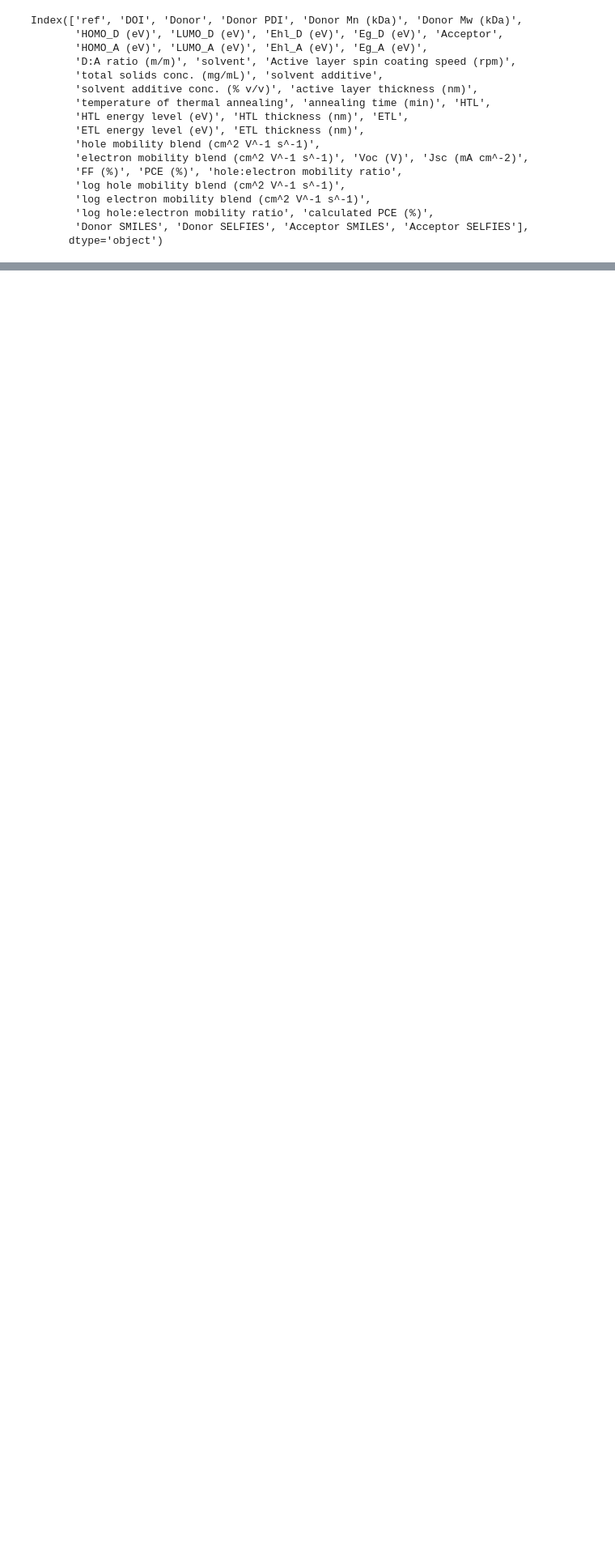
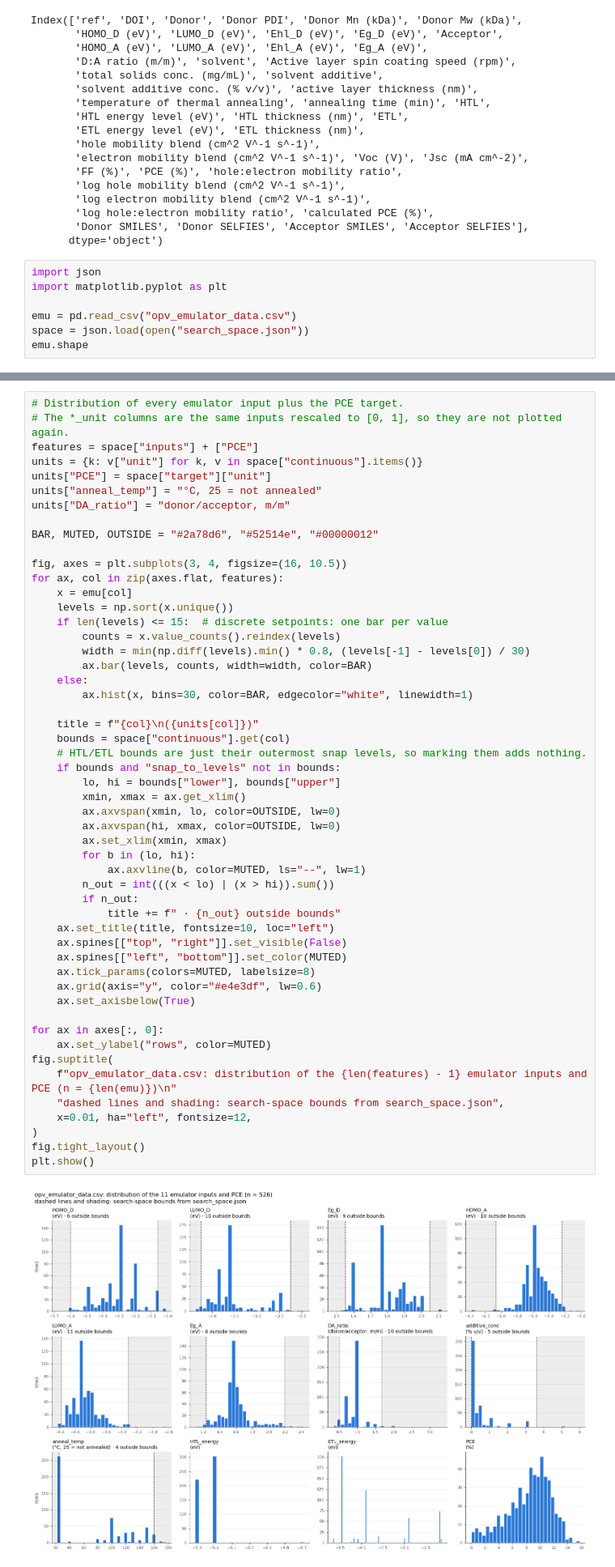
Before and after one commit to Mahyar-rajabi94/Cheapest_opt_lunch, a Jupyter notebook: task_005_baseline/dataset_analysis.ipynb, the cells around one changed output, grey strips where cells are left out. Shown at 81% size. Drawn from its saved outputs; the diff is of its cells as text; blank space fills up the shorter version.

```diff
--- a/task_005_baseline/dataset_analysis.ipynb
+++ b/task_005_baseline/dataset_analysis.ipynb
@@ -27,3 +27,10 @@ Index(['ref', 'DOI', 'Donor', 'Donor PDI', 'Donor Mn (kDa)', 'Donor Mw (kDa)',
        'log hole:electron mobility ratio', 'calculated PCE (%)',
        'Donor SMILES', 'Donor SELFIES', 'Acceptor SMILES', 'Acceptor SELFIES'],
       dtype='object')
+# %%
+import json
+import matplotlib.pyplot as plt
+
+emu = pd.read_csv("opv_emulator_data.csv")
+space = json.load(open("search_space.json"))
+emu.shape
@@ -29,0 +39,54 @@ Index(['ref', 'DOI', 'Donor', 'Donor PDI', 'Donor Mn (kDa)', 'Donor Mw (kDa)',
+# %%
+# Distribution of every emulator input plus the PCE target.
+# The *_unit columns are the same inputs rescaled to [0, 1], so they are not plotted again.
+features = space["inputs"] + ["PCE"]
+units = {k: v["unit"] for k, v in space["continuous"].items()}
+units["PCE"] = space["target"]["unit"]
+units["anneal_temp"] = "°C, 25 = not annealed"
+units["DA_ratio"] = "donor/acceptor, m/m"
+
+BAR, MUTED, OUTSIDE = "#2a78d6", "#52514e", "#00000012"
+
+fig, axes = plt.subplots(3, 4, figsize=(16, 10.5))
+for ax, col in zip(axes.flat, features):
+    x = emu[col]
+    levels = np.sort(x.unique())
+    if len(levels) <= 15:  # discrete setpoints: one bar per value
+        counts = x.value_counts().reindex(levels)
+        width = min(np.diff(levels).min() * 0.8, (levels[-1] - levels[0]) / 30)
+        ax.bar(levels, counts, width=width, color=BAR)
+    else:
+        ax.hist(x, bins=30, color=BAR, edgecolor="white", linewidth=1)
+
+    title = f"{col}\n({units[col]})"
+    bounds = space["continuous"].get(col)
+    # HTL/ETL bounds are just their outermost snap levels, so marking them adds nothing.
+    if bounds and "snap_to_levels" not in bounds:
+        lo, hi = bounds["lower"], bounds["upper"]
+        xmin, xmax = ax.get_xlim()
+        ax.axvspan(xmin, lo, color=OUTSIDE, lw=0)
+        ax.axvspan(hi, xmax, color=OUTSIDE, lw=0)
+        ax.set_xlim(xmin, xmax)
+        for b in (lo, hi):
+            ax.axvline(b, color=MUTED, ls="--", lw=1)
+        n_out = int(((x < lo) | (x > hi)).sum())
+        if n_out:
+            title += f" · {n_out} outside bounds"
+    ax.set_title(title, fontsize=10, loc="left")
+    ax.spines[["top", "right"]].set_visible(False)
+    ax.spines[["left", "bottom"]].set_color(MUTED)
+    ax.tick_params(colors=MUTED, labelsize=8)
+    ax.grid(axis="y", color="#e4e3df", lw=0.6)
+    ax.set_axisbelow(True)
+
+for ax in axes[:, 0]:
+    ax.set_ylabel("rows", color=MUTED)
+fig.suptitle(
+    f"opv_emulator_data.csv: distribution of the {len(features) - 1} emulator inputs and PCE (n = {len(emu)})\n"
+    "dashed lines and shading: search-space bounds from search_space.json",
+    x=0.01, ha="left", fontsize=12,
+)
+fig.tight_layout()
+plt.show()
+# %% [output]
+[figure, added]
```
Also changed, not shown: parts of 1 cell of this notebook.
